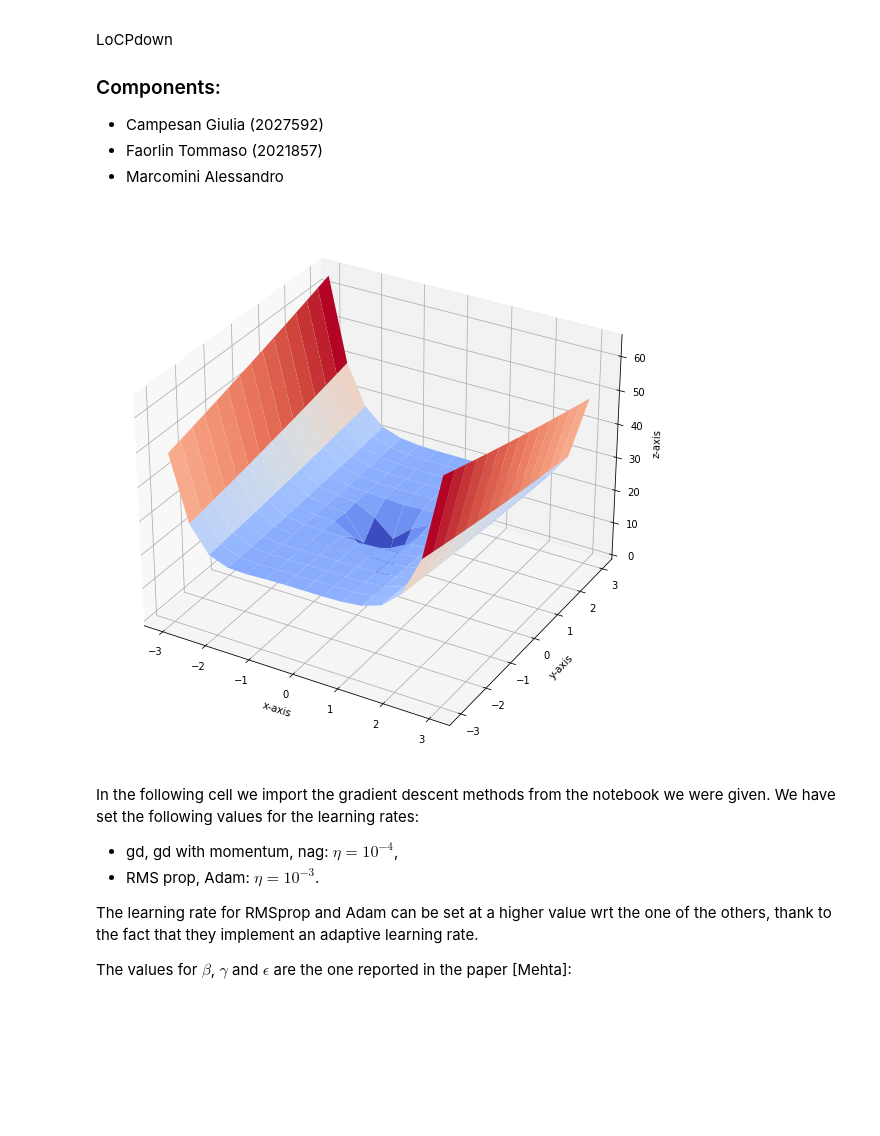
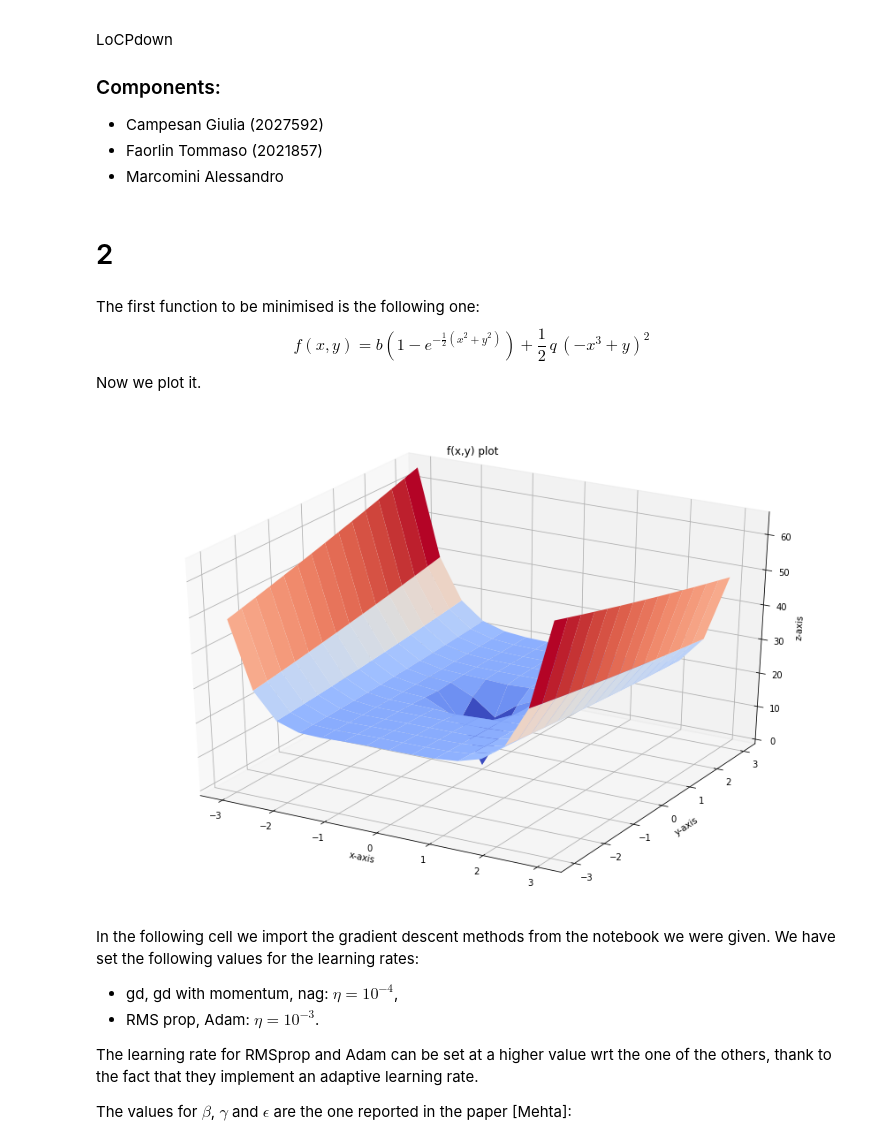
Before and after one commit to giuliacampesan/UniversityAssignments, a Jupyter notebook: LoCPdown_exercise1.ipynb, the cells around one changed output. Saved outputs shown, nothing was run; the diff lists cells and outputs as text; code cells hidden in the pictures; blank space fills up the shorter version.

```diff
--- a/LoCPdown_exercise1.ipynb
+++ b/LoCPdown_exercise1.ipynb
@@ -16,44 +18,49 @@ import matplotlib.pyplot as plt
 from matplotlib import cm
 from tqdm.notebook import tqdm
 import pandas as pd
+# %% [markdown]
+# 2
+# %% [markdown]
+The first function to be minimised is the following one:
+$$f(x,y)=b\left(1-e^{-\frac{1}{2}(x^2+y^2)}\right)+\frac{1}{2}\,q\,(-x^3+y)^2$$
+Now we plot it.
 # %%
-#function parameters
+#parameters
 b = 20
 q = 0.1
 w = 10
-
-#descent parameters
 n_epochs = 5000
-
 
 fig = plt.figure(figsize=(15,10))
 ax = fig.gca(projection='3d')
 
+#defining the first function
 def surf_1(x, y, b, q, w):
     return b*(1-np.exp(-.5*w*(x**2+y**2)))+.5*q*(-x**3+y)**2
 
+#defining the gradients of the first function along the two directions
 def grad_surf_1(params):
     x=params[0]
     y=params[1]
     grad_x= b*np.exp(-0.5*w*(x**2+y**2))*w*x-3*q*x**2*(-x**3+y)
     grad_y= b*np.exp(-0.5*w*(x**2+y**2))*w*y+q*(-x**3+y)
     return [grad_x,grad_y]
-
 
 X = np.linspace(-3, 3, 15)
 Y = np.linspace(-3, 3, 15)
 xm, ym = np.meshgrid(X, Y)
 Z = surf_1(xm, ym, b, q, w)
 
 surf = ax.plot_surface(xm,ym,Z, cmap = cm.coolwarm)
 
 ax.set_xlabel('x-axis')
 ax.set_ylabel('y-axis')
 ax.set_zlabel('z-axis')
+plt.title("f(x,y) plot")
 
 plt.show()
 # %% [output]
-[figure, old version]
+[figure, new version]
 # %% [markdown]
 In the following cell we import the gradient descent methods from the notebook we were given.
 We have set the following values for the learning rates:
```
Also changed, not shown: parts of 21 cells of this notebook.
